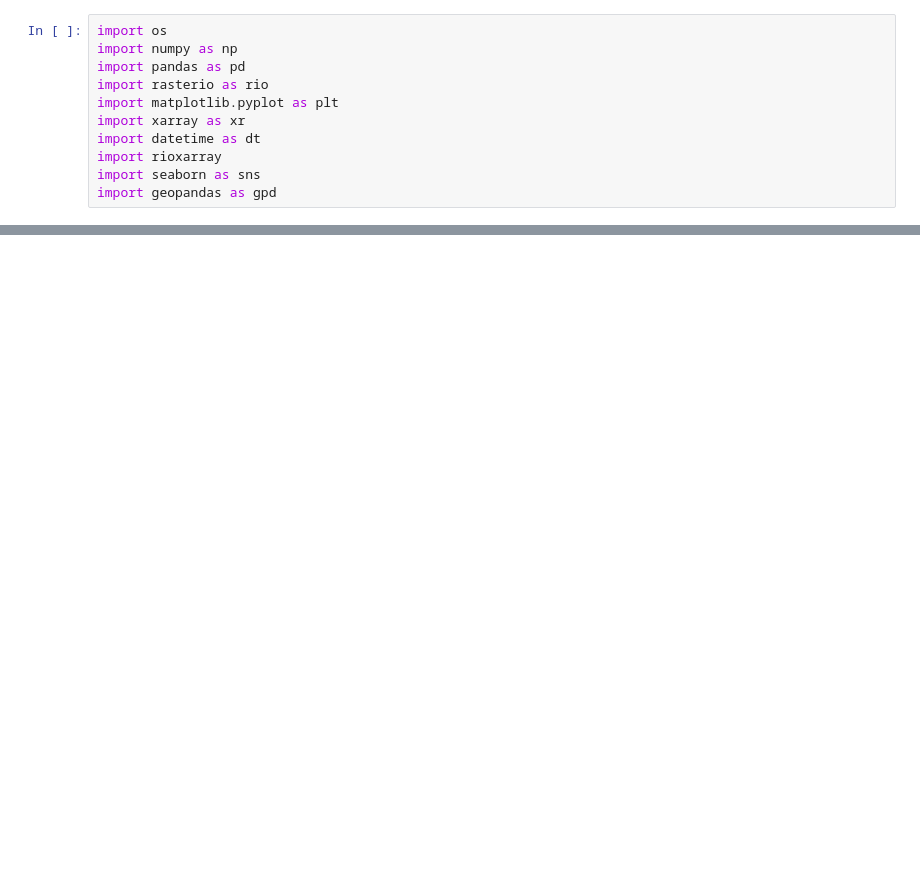
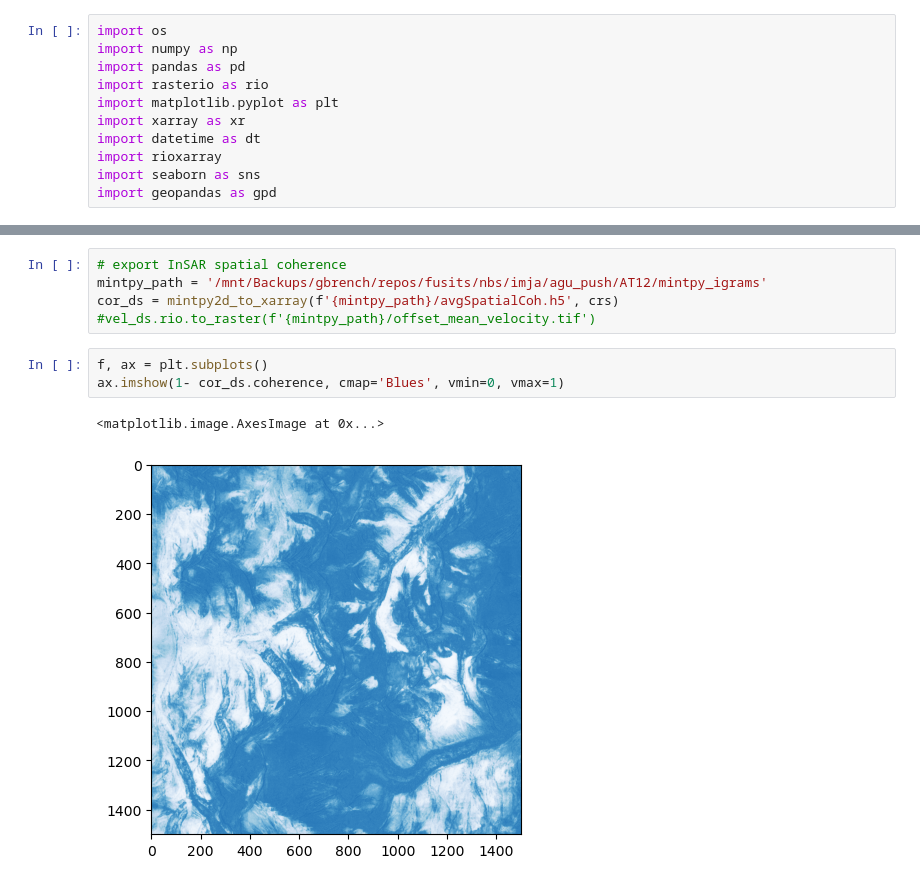
Before and after one commit to gbrencher/ffits, a Jupyter notebook: nbs/imja/agu_push/export_velocity.ipynb, the cells around one changed output, grey strips where cells are left out. Cells and saved outputs as stored; diff of their text form; blank space fills up the shorter version.

```diff
--- a/nbs/imja/agu_push/export_velocity.ipynb
+++ b/nbs/imja/agu_push/export_velocity.ipynb
@@ -45,0 +46,11 @@ vel_ds.plot()
+# %%
+# export InSAR spatial coherence
+mintpy_path = '/mnt/Backups/gbrench/repos/fusits/nbs/imja/agu_push/AT12/mintpy_igrams'
+cor_ds = mintpy2d_to_xarray(f'{mintpy_path}/avgSpatialCoh.h5', crs)
+#vel_ds.rio.to_raster(f'{mintpy_path}/offset_mean_velocity.tif')
+# %%
+f, ax = plt.subplots()
+ax.imshow(1- cor_ds.coherence, cmap='Blues', vmin=0, vmax=1)
+# %% [output]
+<matplotlib.image.AxesImage at 0x...>
+[figure, added]
```
Also changed, not shown: parts of 3 cells of this notebook, 7 other files.
